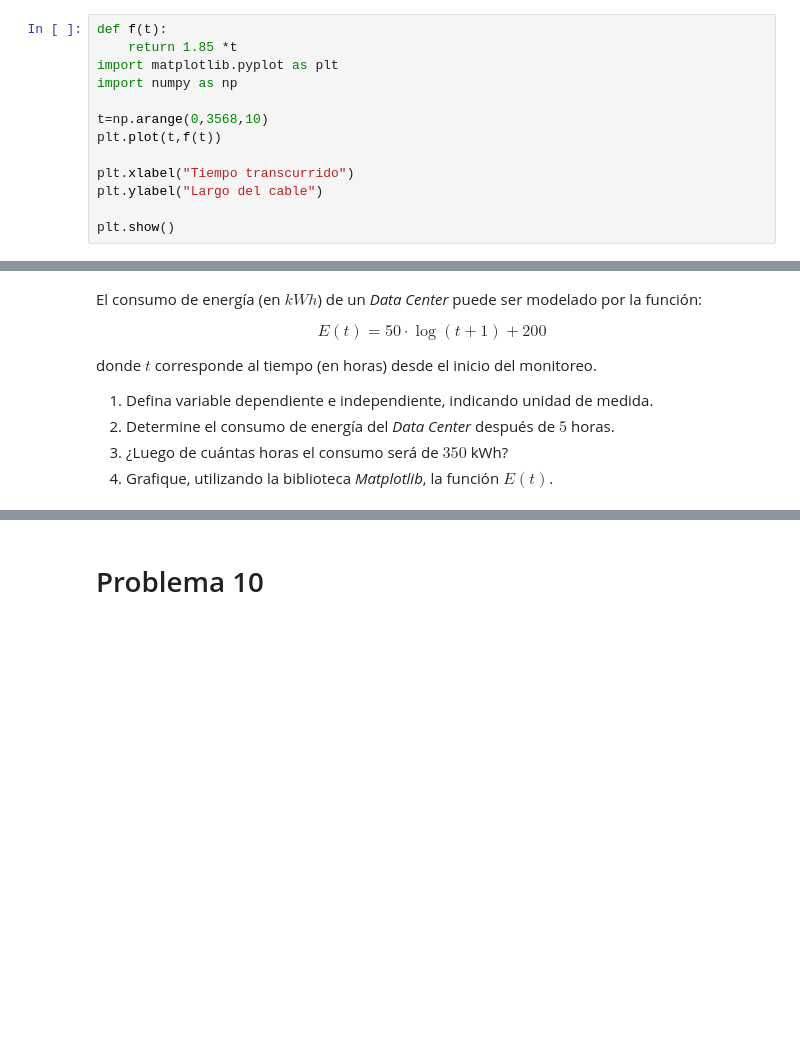
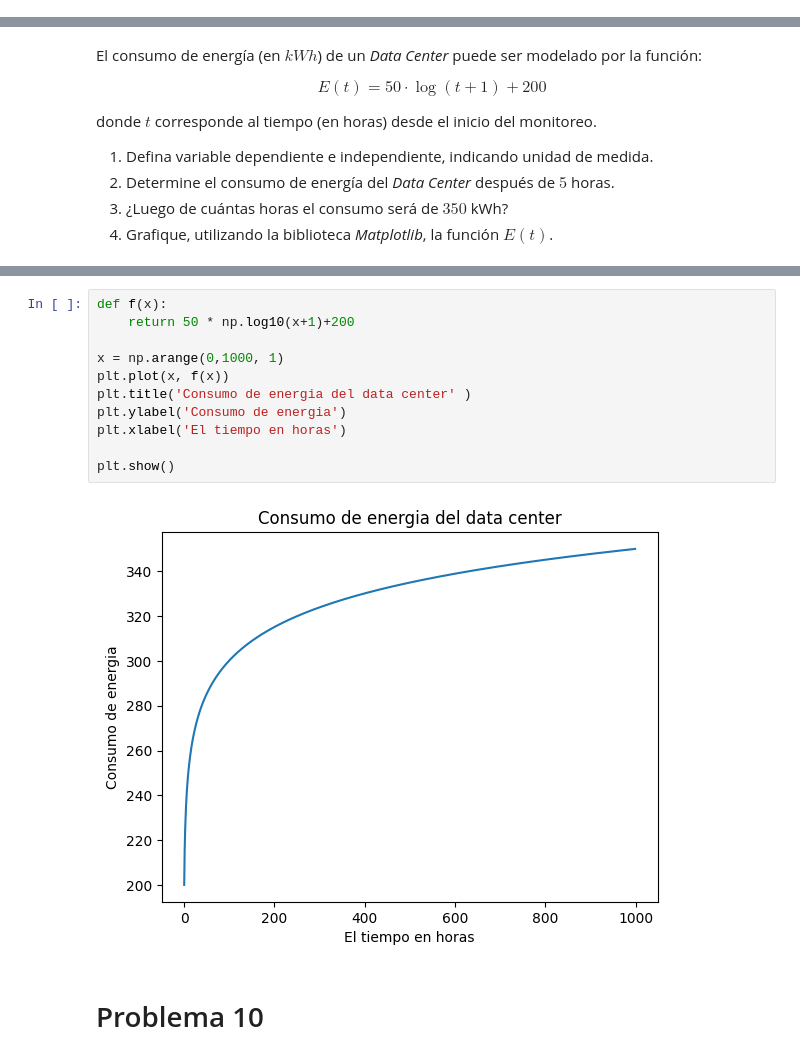
Before and after one commit to benjitax777/matematica, a Jupyter notebook: G1_Funciones.ipynb, the cells around one changed output, grey strips where cells are left out. Drawn from its saved outputs; the diff is of its cells as text; blank space fills up the shorter version.

```diff
--- a/G1_Funciones.ipynb
+++ b/G1_Funciones.ipynb
@@ -49,13 +44,0 @@ Dom F= [0,3568]
-# %%
-def f(t):
-    return 1.85 *t
-import matplotlib.pyplot as plt
-import numpy as np
-
-t=np.arange(0,3568,10)
-plt.plot(t,f(t))
-
-plt.xlabel("Tiempo transcurrido")
-plt.ylabel("Largo del cable")
-
-plt.show()
@@ -176,3 +144,16 @@ donde $t$ corresponde al tiempo (en horas) desde el inicio del monitoreo.
+# %%
+def f(x):
+    return 50 * np.log10(x+1)+200
+
+x = np.arange(0,1000, 1)
+plt.plot(x, f(x))
+plt.title('Consumo de energia del data center' )
+plt.ylabel('Consumo de energia')
+plt.xlabel('El tiempo en horas')
+
+plt.show()
+# %% [output]
+[figure, added]
 # %% [markdown]
 # Problema 10
 # %% [markdown]
```
Also changed, not shown: parts of 10 cells of this notebook.
